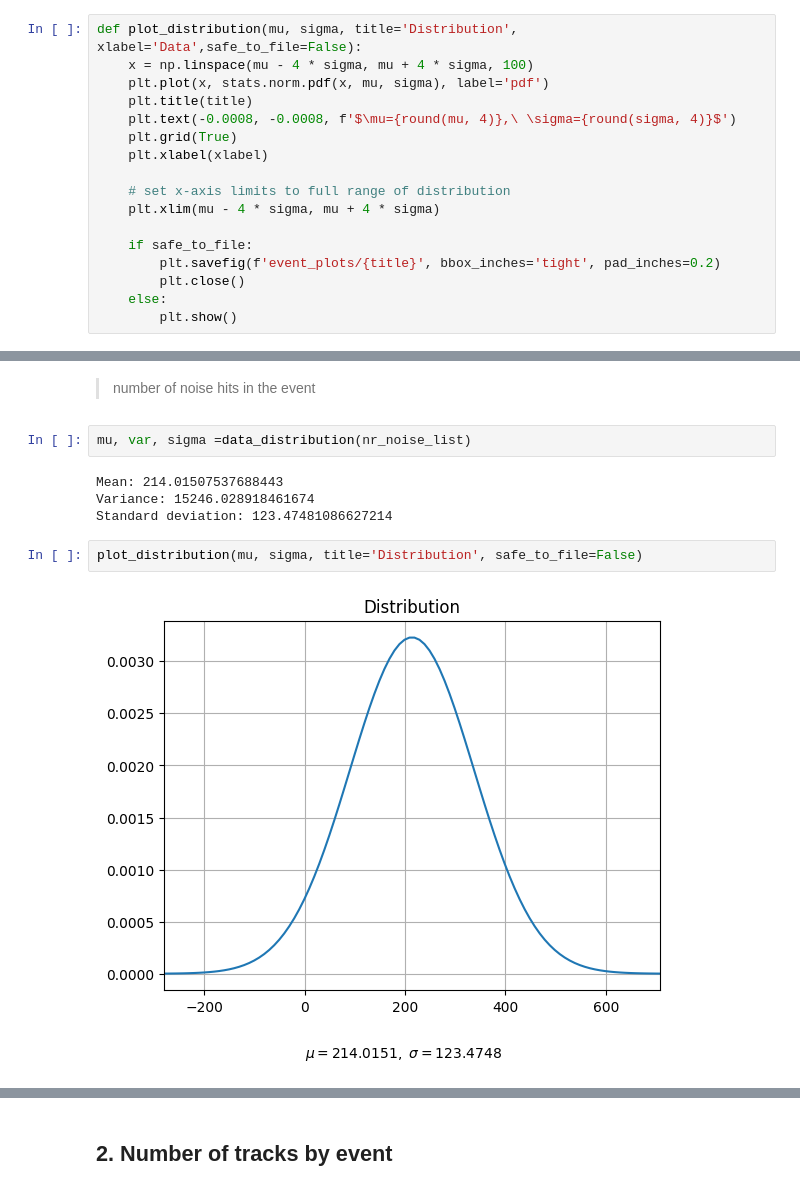
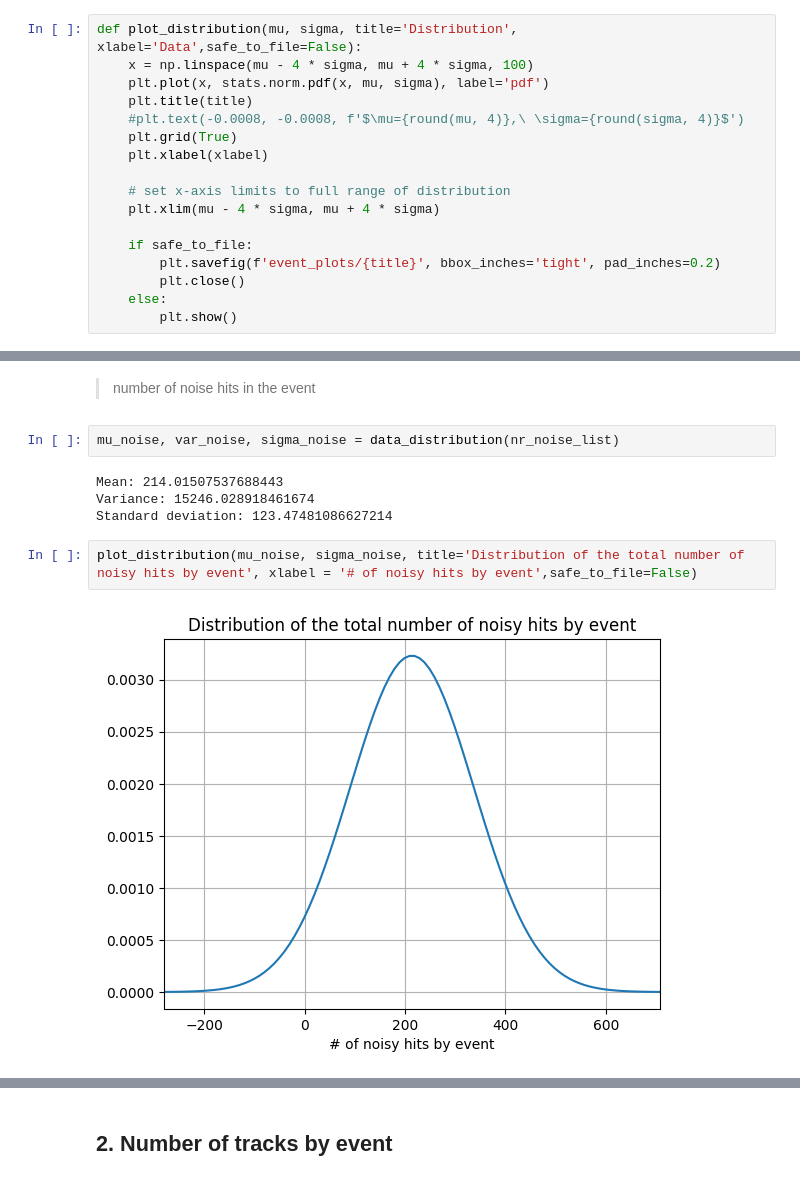
Before and after one commit to alawaree/Code_Thesis_HopfieldNetwork_VELO, a Jupyter notebook: data_analysis/general_data_analysis.ipynb, the cells around one changed output, grey strips where cells are left out. Saved outputs shown, nothing was run; the diff lists cells and outputs as text.

Commit message:
Data analysis + new experiment

```diff
--- a/data_analysis/general_data_analysis.ipynb
+++ b/data_analysis/general_data_analysis.ipynb
@@ -55,7 +55,7 @@ def plot_distribution(mu, sigma, title='Distribution', xlabel='Data',safe_to_fil
     x = np.linspace(mu - 4 * sigma, mu + 4 * sigma, 100)
     plt.plot(x, stats.norm.pdf(x, mu, sigma), label='pdf')
     plt.title(title)
-    plt.text(-0.0008, -0.0008, f'$\mu={round(mu, 4)},\ \sigma={round(sigma, 4)}$')
+    #plt.text(-0.0008, -0.0008, f'$\mu={round(mu, 4)},\ \sigma={round(sigma, 4)}$')
     plt.grid(True)
     plt.xlabel(xlabel)
 
@@ -255,13 +235,13 @@ print((nr_noise_list[2]))
 5
 # %% [markdown]
 > number of noise hits in the event
-# %%
-mu, var, sigma =data_distribution(nr_noise_list)
-# %% [output]
-Mean: 214.01507537688443
-Variance: 15246.028918461674
-Standard deviation: 123.47481086627214
-# %%
-plot_distribution(mu, sigma, title='Distribution', safe_to_file=False)
-# %% [output]
-[figure, removed]
+# %%
+mu_noise, var_noise, sigma_noise = data_distribution(nr_noise_list)
+# %% [output]
+Mean: 214.01507537688443
+Variance: 15246.028918461674
+Standard deviation: 123.47481086627214
+# %%
+plot_distribution(mu_noise, sigma_noise, title='Distribution of the total number of noisy hits by event', xlabel = '# of noisy hits by event',safe_to_file=False)
+# %% [output]
+[figure, added]
```
Also changed, not shown: parts of 45 cells of this notebook, 2 other files.
